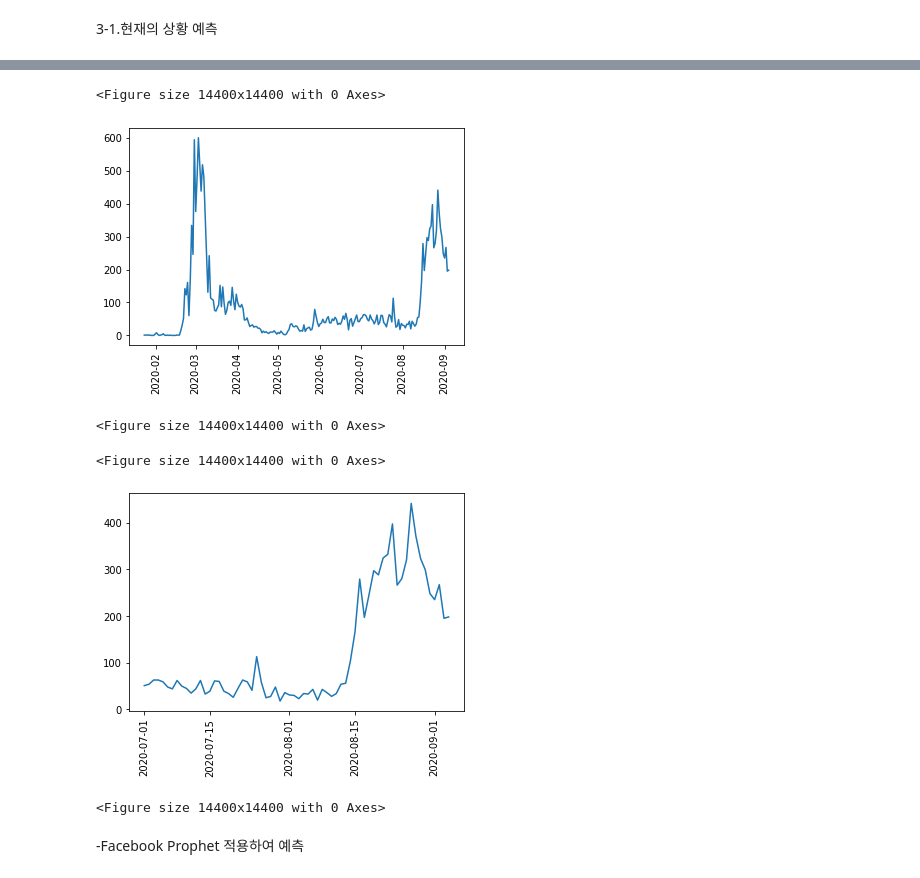
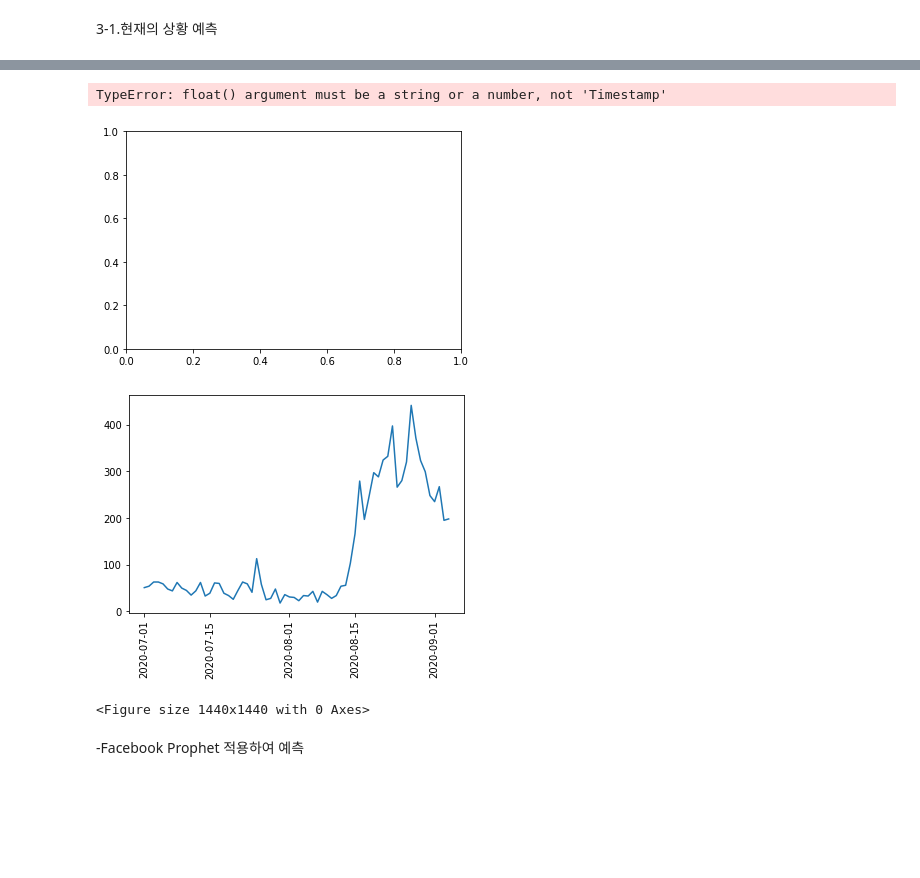
Before and after one commit to Lagom92/covid_visualize, a Jupyter notebook: note/corona predict .ipynb, the cells around one changed output, grey strips where cells are left out. Saved outputs shown, nothing was run; the diff lists cells and outputs as text; code cells hidden in the pictures; blank space fills up the shorter version.

```diff
--- a/note/corona predict .ipynb
+++ b/note/corona predict .ipynb
@@ -20,5 +24,5 @@ from fbprophet.plot import plot_plotly, add_changepoints_to_plot
 # %%
-df = pd.read_csv('corona.csv', encoding='CP949')
+df = pd.read_csv('../input/corona.csv', encoding='CP949')
 df.columns=['date','confirmed']
 df
 # %% [output]
@@ -56,0 +52,3 @@ Name: date, Length: 224, dtype: datetime64[ns]
+# %%
+df = df.set_index('date')
+df
@@ -57,24 +72,23 @@ Name: date, Length: 224, dtype: datetime64[ns]
 # %%
 # 데이터 전체(1/27-9/4) 시각화
 import seaborn as sns
 import matplotlib.pyplot as plt
 
-plt.plot('date','confirmed', data=df)
+plt.plot(df)
 plt.xticks(rotation=90)
 plt.figure(figsize=(200,200))
 # %% [output]
-<Figure size 14400x14400 with 0 Axes>
+TypeError: float() argument must be a string or a number, not 'Timestamp'
-[figure, old version]
+[figure, new version]
-<Figure size 14400x14400 with 0 Axes>
 # %%
 # (7/1-9/4) 시각화
 plt.plot(df.iloc[158:,0],df.iloc[158:,1])
 plt.xticks(rotation=90)
-plt.figure(figsize=(200,200))
+plt.figure(figsize=(20,20))
+plt.show()
 # %% [output]
+[figure]
-<Figure size 14400x14400 with 0 Axes>
+<Figure size 1440x1440 with 0 Axes>
-[figure]
-<Figure size 14400x14400 with 0 Axes>
 # %% [markdown]
 -Facebook Prophet 적용하여 예측
 # %%
```
Also changed, not shown: parts of 22 cells of this notebook, 11 other files.
